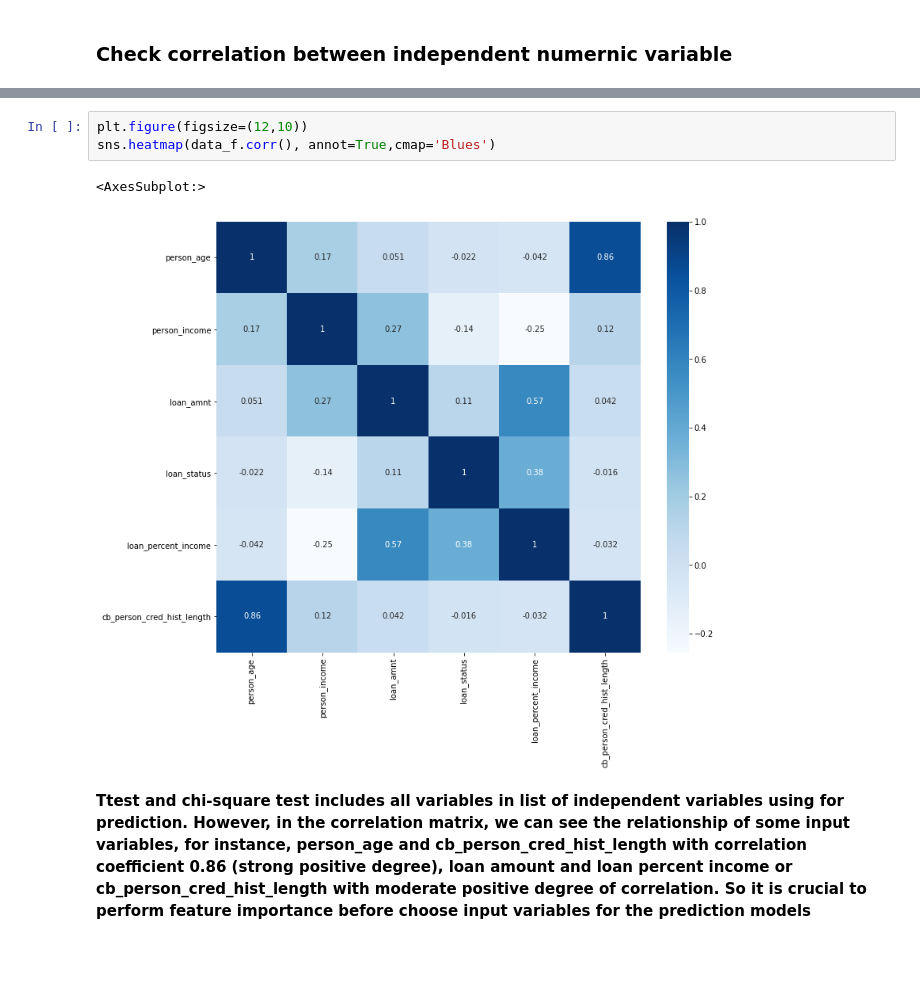
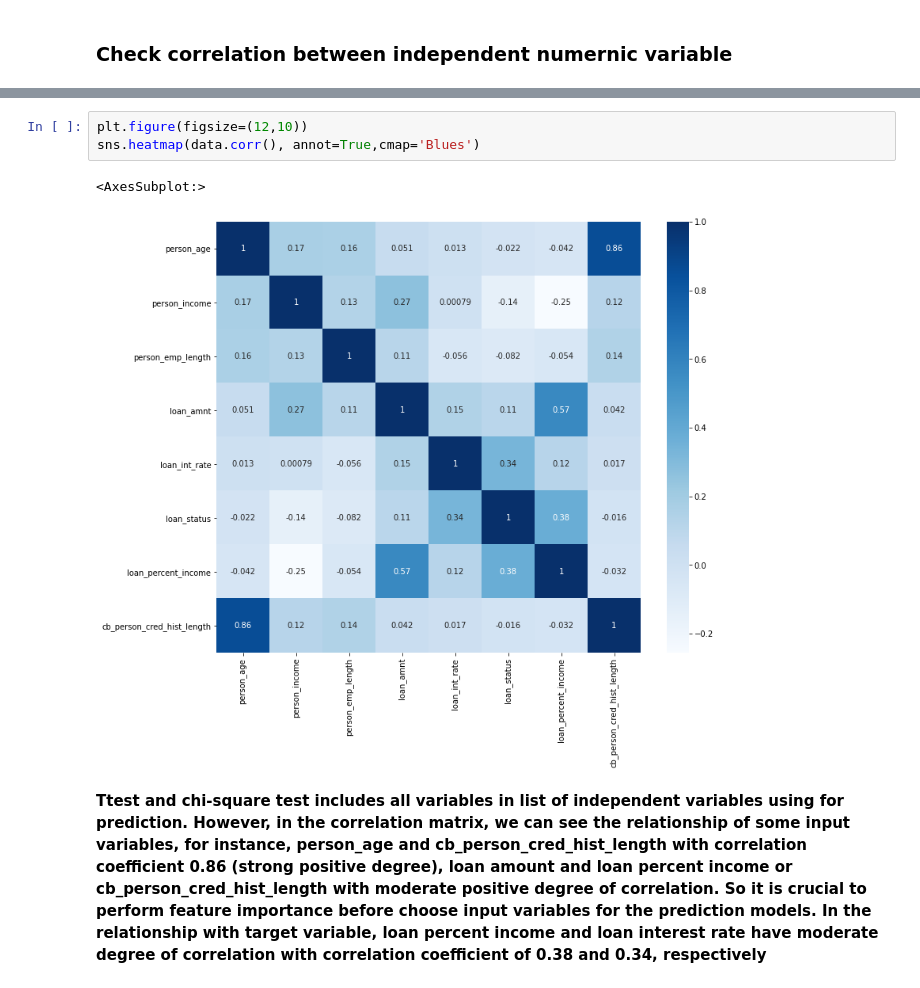
Before and after one commit to HangTran104/RISK-MANAGEMENT-BASIC-PROCESS, a Jupyter notebook: Exploratory Data Analysis.ipynb, the cells around one changed output, grey strips where cells are left out. Drawn from its saved outputs; the diff is of its cells as text; blank space fills up the shorter version.

```diff
--- a/Exploratory Data Analysis.ipynb
+++ b/Exploratory Data Analysis.ipynb
@@ -293,8 +278,8 @@ data_f.corr()
 # %%
 plt.figure(figsize=(12,10))
-sns.heatmap(data_f.corr(), annot=True,cmap='Blues')
+sns.heatmap(data.corr(), annot=True,cmap='Blues')
 # %% [output]
 <AxesSubplot:>
-[figure, old version]
+[figure, new version]
 # %% [markdown]
-**Ttest and chi-square test includes all variables in list of independent variables using for prediction. However, in the correlation matrix, we can see the relationship of some input variables, for instance, person_age and cb_person_cred_hist_length with correlation coefficient 0.86 (strong positive degree), loan amount and loan percent income or cb_person_cred_hist_length with moderate positive degree of correlation. So it is crucial to perform feature importance before choose input variables for the prediction models**
+**Ttest and chi-square test includes all variables in list of independent variables using for prediction. However, in the correlation matrix, we can see the relationship of some input variables, for instance, person_age and cb_person_cred_hist_length with correlation coefficient 0.86 (strong positive degree), loan amount and loan percent income or cb_person_cred_hist_length with moderate positive degree of correlation. So it is crucial to perform feature importance before choose input variables for the prediction models. In the relationship with target variable, loan percent income and loan interest rate have moderate degree of correlation with correlation coefficient of 0.38 and 0.34, respectively**
```
Also changed, not shown: parts of 23 cells of this notebook.
